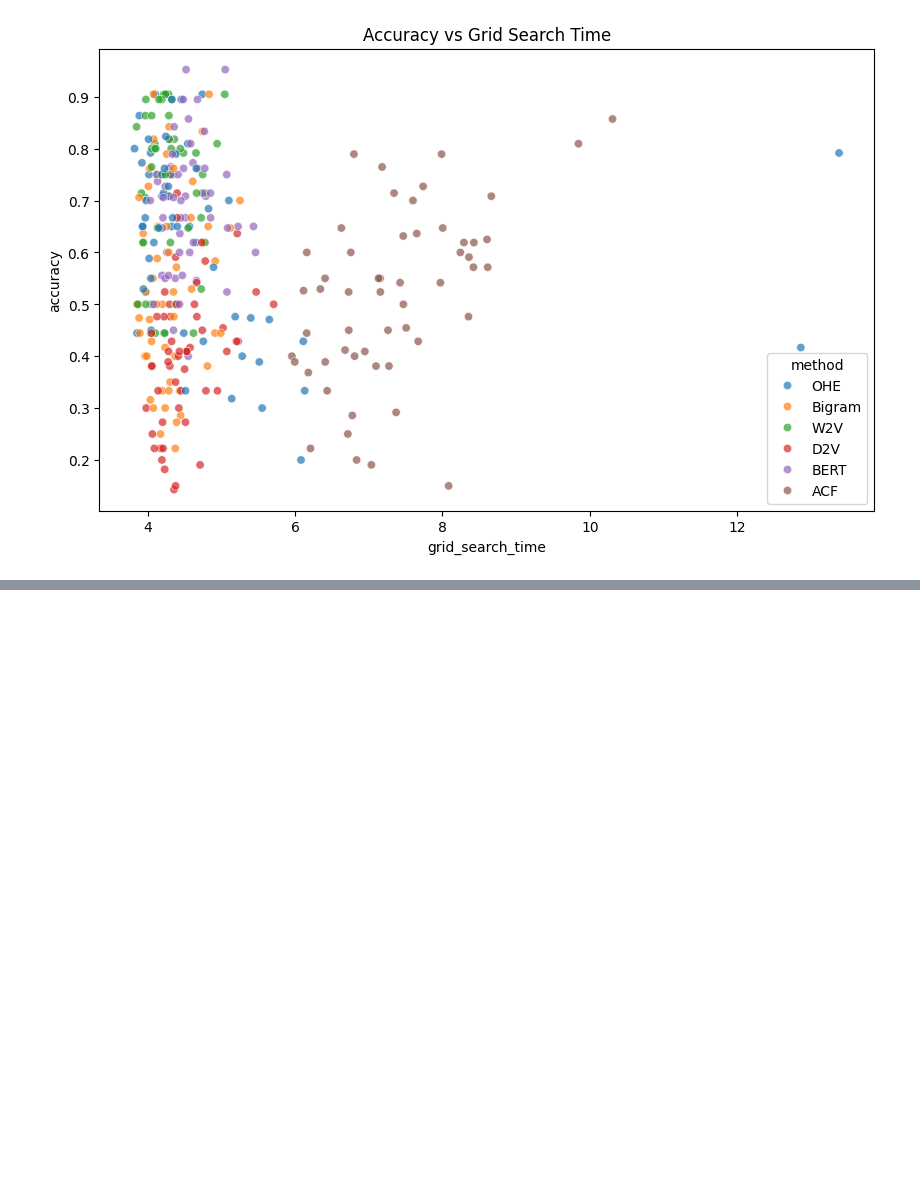
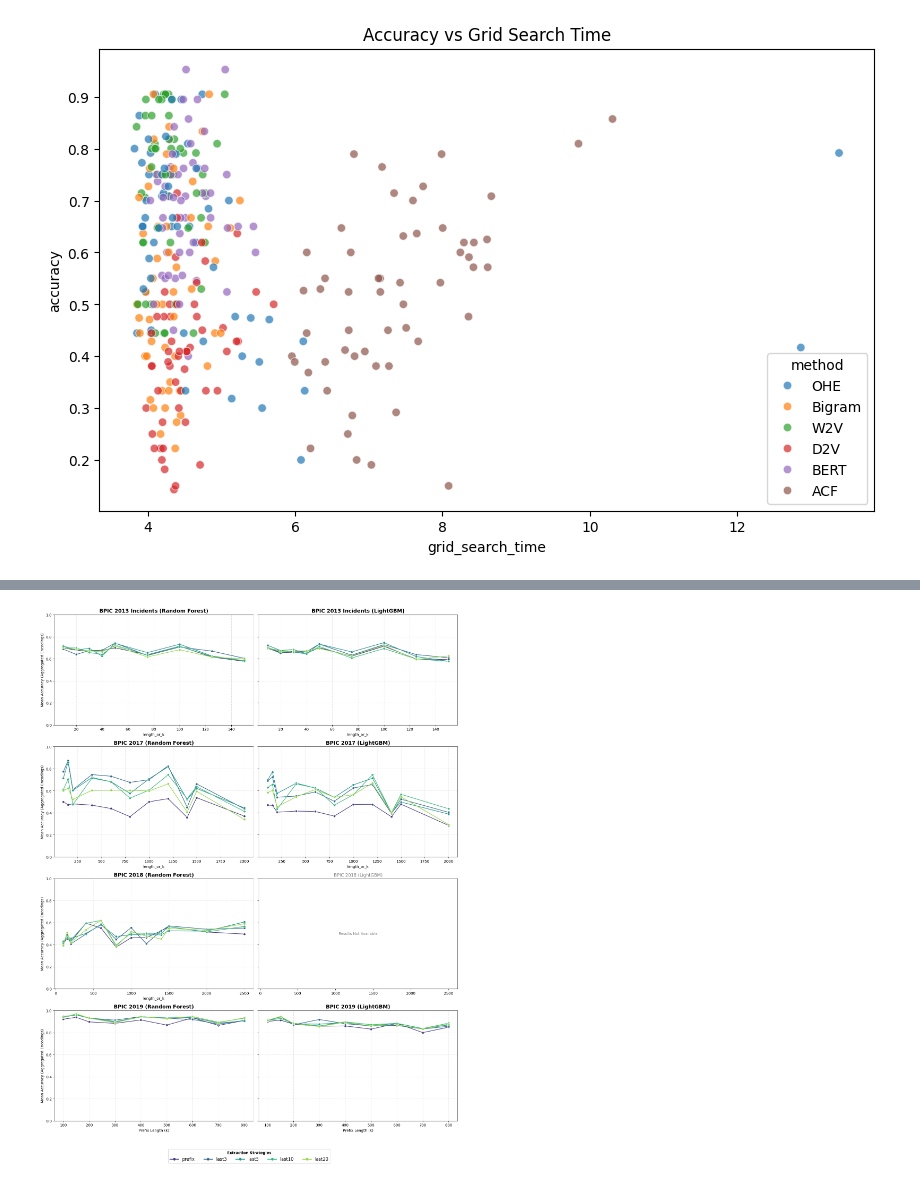
Before and after one commit to GijsCK/Resource-Centric-NAP, a Jupyter notebook: data_analysis.ipynb, the cells around one changed output, grey strips where cells are left out. Drawn from its saved outputs; the diff is of its cells as text; code cells hidden in the pictures; blank space fills up the shorter version.

```diff
--- a/data_analysis.ipynb
+++ b/data_analysis.ipynb
@@ -105,0 +356,89 @@ Error:
+# %%
+import pandas as pd
+import matplotlib.pyplot as plt
+import seaborn as sns
+import os
+from matplotlib.lines import Line2D # Needed to build the legend manually
+
+# 1. Configuration
+strategy_order = ['prefix', 'last3', 'last5', 'last10', 'last20']
+# Using a clear, distinct color palette
+strategy_colors = sns.color_palette("viridis", len(strategy_order))
+strat_color_map = dict(zip(strategy_order, strategy_colors))
+
+grid_dfs = [
+    [df1rf, df1lgbm], [df2rf, df2lgbm],
+    [df3rf, None],    [df4rf, df4lgbm]
+]
+dataset_names = ["BPIC 2013 Incidents", "BPIC 2017", "BPIC 2018", "BPIC 2019"]
+model_names = ["Random Forest", "LightGBM"]
+save_path = "plots/kelly"
+os.makedirs(save_path, exist_ok=True)
+
+fig, axes = plt.subplots(4, 2, figsize=(16, 22), sharey=True, sharex='row')
+
+for row in range(4):
+    for col in range(2):
+        ax = axes[row, col]
+        df_curr = grid_dfs[row][col]
+
+        if df_curr is not None:
+            df_plot = df_curr.copy()
+            # Standardizing accuracy
+            df_plot['accuracy'] = df_plot['accuracy'].apply(lambda x: x/1000 if x > 1 else x)
+
+            # Filter and Aggregate
+            df_filtered = df_plot[df_plot['strategy'].isin(strategy_order)]
+            plot_data = df_filtered.groupby(['length_or_k', 'strategy'])['accuracy'].mean().reset_index()
+
+            sns.lineplot(
+                data=plot_data,
+                x='length_or_k',
+                y='accuracy',
+                hue='strategy',
+                hue_order=strategy_order,
+                palette=strat_color_map,
+                marker='o',
+                ax=ax,
+                legend=False # We still keep this False to keep subplots clean
+            )
+
+
+
+            ax.set_title(f"{dataset_names[row]} ({model_names[col]})", fontsize=14, fontweight='bold')
+            ax.grid(True, linestyle='--', alpha=0.4)
+            if col == 0: ax.set_ylabel('Mean Accuracy (Aggregated Encodings)')
+            if row == 3: ax.set_xlabel('Prefix Length (k)')
+        else:
+            ax.text(0.5, 0.5, 'Results Not Available', ha='center', va='center', color='gray', transform=ax.transAxes)
+            ax.set_title(f"{dataset_names[row]} ({model_names[col]})", color='gray')
+
+# 3. GLOBAL STYLING
+plt.ylim(0.0, 1.0)
+
+# This creates a list of "dummy" lines with the right colors and labels
+legend_elements = [
+    Line2D([0], [0], color=strat_color_map[strat], lw=2, marker='o', label=strat)
+    for strat in strategy_order
+]
+
+# Create the Horizontal Legend using the manual elements
+fig.legend(
+    handles=legend_elements,
+    loc='lower center',
+    bbox_to_anchor=(0.5, 0.02),
+    ncol=len(strategy_order),
+    title='Extraction Strategies',
+    title_fontproperties={'weight':'bold'},
+    frameon=True,
+    fontsize=12
+)
+
+# 5. FINAL LAYOUT ADJUSTMENTS
+# rect=[left, bottom, right, top] - ensure bottom is high enough (0.07) for the legend
+plt.tight_layout(rect=[0, 0.07, 1, 0.98])
+
+plt.savefig(f"{save_path}/4x2_strategy_lineplot_fixed_legend_zoomed_out.png", dpi=300)
+plt.show()
+# %% [output]
+[figure, added]
```
Also changed, not shown: parts of 6 cells of this notebook, 17 other files.
